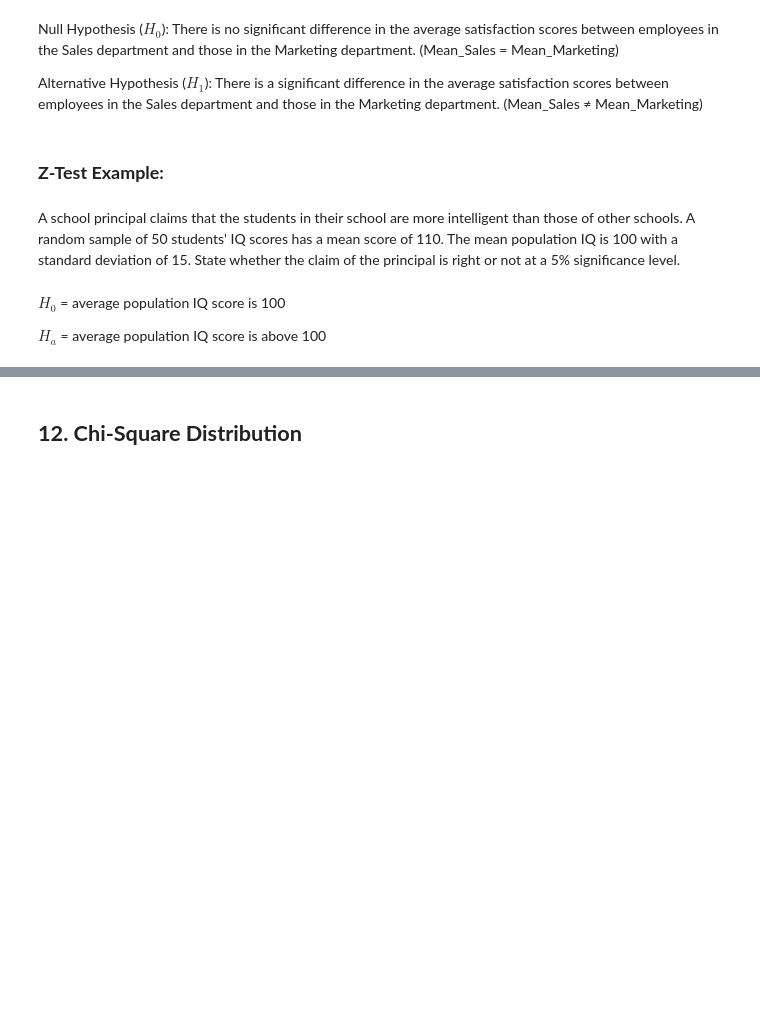
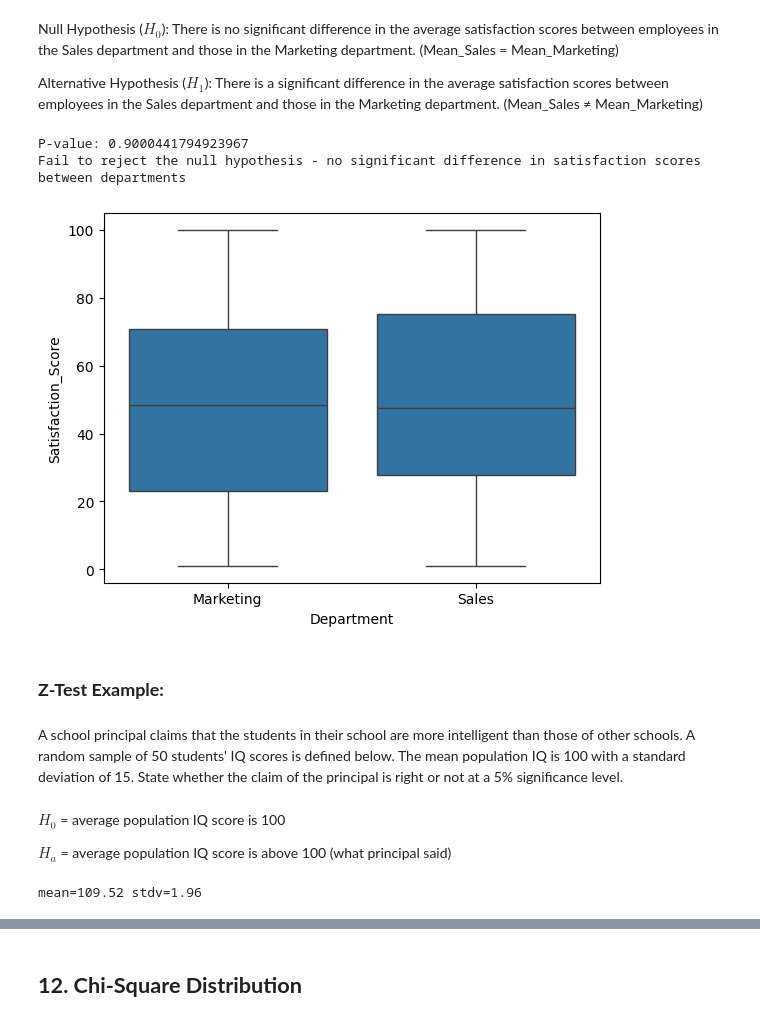
Before and after one commit to opendroid/learn-python, a Jupyter notebook: stats/advanced_statistics.ipynb, the cells around one changed output, grey strips where cells are left out. Saved outputs shown, nothing was run; the diff lists cells and outputs as text; code cells hidden in the pictures; blank space fills up the shorter version.

```diff
--- a/stats/advanced_statistics.ipynb
+++ b/stats/advanced_statistics.ipynb
@@ -456,7 +466,7 @@ import pandas as pd
 from scipy import stats
 
 # Load the dataset
-data = pd.read_csv('employee_satisfaction.csv')
+data = pd.read_csv('../data/employee_satisfaction.csv')
 
 # Separate the satisfaction scores for each department
 sales_scores = data[data['Department'] == 'Sales']['Satisfaction_Score']
@@ -472,27 +482,44 @@ if p_val < alpha:
     print("Reject the null hypothesis - there is a significant difference in satisfaction scores between departments")
 else:
     print("Fail to reject the null hypothesis - no significant difference in satisfaction scores between departments")
+# %% [output]
+P-value: 0.9000441794923967
+Fail to reject the null hypothesis - no significant difference in satisfaction scores between departments
+# %%
+# Box plot
+import matplotlib.pyplot as plt
+import seaborn as sns
+
+# Create a box plot
+sns.boxplot(x='Department', y='Satisfaction_Score', data=data)
+plt.show()
+# %% [output]
+[figure, added]
 # %% [markdown]
 ### __Z-Test Example:__
 # %% [markdown]
-A school principal claims that the students in their school are more intelligent than those of other schools. A random sample of 50 students' IQ scores has a mean score of 110. The mean population IQ is 100 with a standard deviation of 15. State whether the claim of the principal is right or not at a 5% significance level.
+A school principal claims that the students in their school are more intelligent than those of other schools. A random sample of 50 students' IQ scores is defined below. The mean population IQ is 100 with a standard deviation of 15. State whether the claim of the principal is right or not at a 5% significance level.
 # %% [markdown]
 $H_0$ = average population IQ score is 100
 
-$H_a$ = average population IQ score is above 100
+$H_a$ = average population IQ score is above 100 (what principal said)
 # %%
 # import the libraries
 import math
 import numpy as np
 from numpy.random import randn
 from statsmodels.stats.weightstats import ztest
+from scipy.stats import norm
 
 # Generate a random array of 50 numbers having mean 110 and standard deviation of 15
 # similar to the IQ scores data
-mean_iq = #CODE HERE
-sd_iq = #CODE HERE
-alpha = #CODE HERE
-null_mean = #CODE HERE
-data = #CODE HERE
+mean_iq = 110
+sd_iq = 15 / np.sqrt(50)
+alpha = 0.05
+null_mean = 100
+np.random.seed(42)
+data = mean_iq + sd_iq * randn(50)
 # Print mean and SD
 print('mean=%.2f stdv=%.2f' % (np.mean(data), np.std(data)))
+# %% [output]
+mean=109.52 stdv=1.96
```
Also changed, not shown: parts of 13 cells of this notebook, 5 other files.
